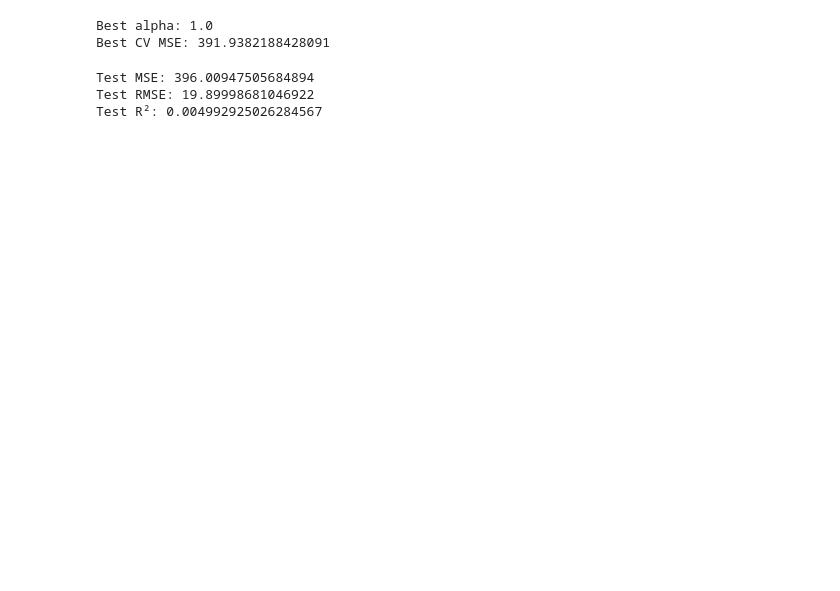
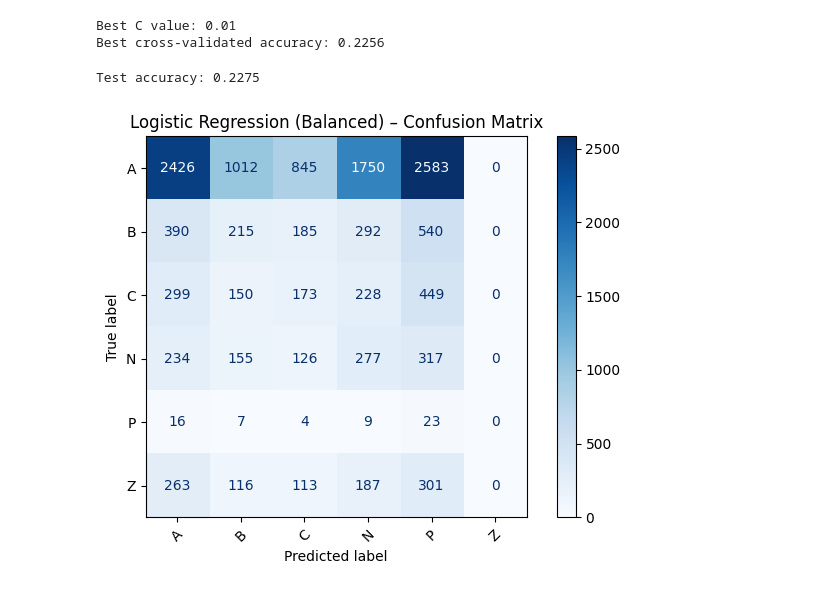
Before and after one commit to rameezrauf/ds_4022_final_project, a Jupyter notebook: notebooks/penalized_linear_model.ipynb, the cells around one changed output. Saved outputs shown, nothing was run; the diff lists cells and outputs as text; code cells hidden in the pictures; blank space fills up the shorter version.

```diff
--- a/notebooks/penalized_linear_model.ipynb
+++ b/notebooks/penalized_linear_model.ipynb
@@ -28,14 +26,14 @@ df.head()
 # %%
 # Data Cleaning
 
-# Drop rows with missing target values (if any)
-df = df.dropna(subset=["SCORE"])
+# Data cleaning: drop rows with missing target (GRADE)
+df = df.dropna(subset=["GRADE"])
 
-# Optionally drop columns with too many missing values
+# Drop columns with too many missing values
 missing_rate = df.isna().mean()
 df = df.drop(columns=missing_rate[missing_rate > 0.5].index)
 
-# Impute remaining missing numeric values with median
+# Impute remaining numeric missing values with median
 num_cols = df.select_dtypes(include=[np.number]).columns
 for c in num_cols:
     df[c] = df[c].fillna(df[c].median())
@@ -63,8 +79,14 @@ Index(['ZIPCODE', 'Latitude', 'Longitude'], dtype='object')
 # %%
+# Train–test split with stratification by grade
 X_train, X_test, y_train, y_test = train_test_split(
-    X, y, test_size=0.2, random_state=42
+    X,
+    y,
+    test_size=0.2,
+    random_state=42,
+    stratify=y
 )
 
 print("Train shape:", X_train.shape)
 print("Test shape:", X_test.shape)
+print("Class distribution in train:\n", y_train.value_counts())
 # %% [output]
@@ -105,24 +162,35 @@ GridSearchCV(cv=KFold(n_splits=5, random_state=42, shuffle=True),
 # %%
-# Results of Opimization
-print("Best alpha:", ridge_gs.best_params_["ridge__alpha"])
-print("Best CV MSE:", -ridge_gs.best_score_)
+# Report best hyperparameters and cross-validated accuracy
+best_C = log_gs_balanced.best_params_["logreg__C"]
+best_cv_acc = log_gs_balanced.best_score_
+
+print(f"Best C value: {best_C}")
+print(f"Best cross-validated accuracy: {best_cv_acc:.4f}")
 # %% [output]
-Best alpha: 1.0
-Best CV MSE: 391.9382188428091
+Best C value: 0.01
+Best cross-validated accuracy: 0.2256
 # %%
-# Evaluate on Test Set
-best_ridge = ridge_gs.best_estimator_
+# Evaluate on test set
+best_logreg = log_gs_balanced.best_estimator_
 
-y_pred = best_ridge.predict(X_test)
+y_pred = best_logreg.predict(X_test)
 
-mse = mean_squared_error(y_test, y_pred)
-r2 = r2_score(y_test, y_pred)
+test_acc = accuracy_score(y_test, y_pred)
+print(f"Test accuracy: {test_acc:.4f}")
 
-print("Test MSE:", mse)
-print("Test RMSE:", np.sqrt(mse))
-print("Test R²:", r2)
+# Confusion matrix visualization
+cm = confusion_matrix(y_test, y_pred, labels=sorted(y.unique()))
+
+disp = ConfusionMatrixDisplay(confusion_matrix=cm,
+                              display_labels=sorted(y.unique()))
+disp.plot(cmap="Blues", xticks_rotation=45)
+
+plt.title("Logistic Regression (Balanced) – Confusion Matrix")
+plt.tight_layout()
+plt.savefig("../notebooks/figures/logreg_balanced_confusion_matrix.png",
+            dpi=300, bbox_inches="tight")
+plt.show()
 # %% [output]
-Test MSE: 396.00947505684894
-Test RMSE: 19.89998681046922
-Test R²: 0.004992925026284567
+Test accuracy: 0.2275
+[figure, added]
 # %%
```
Also changed, not shown: parts of 8 cells of this notebook, 3 other files.
